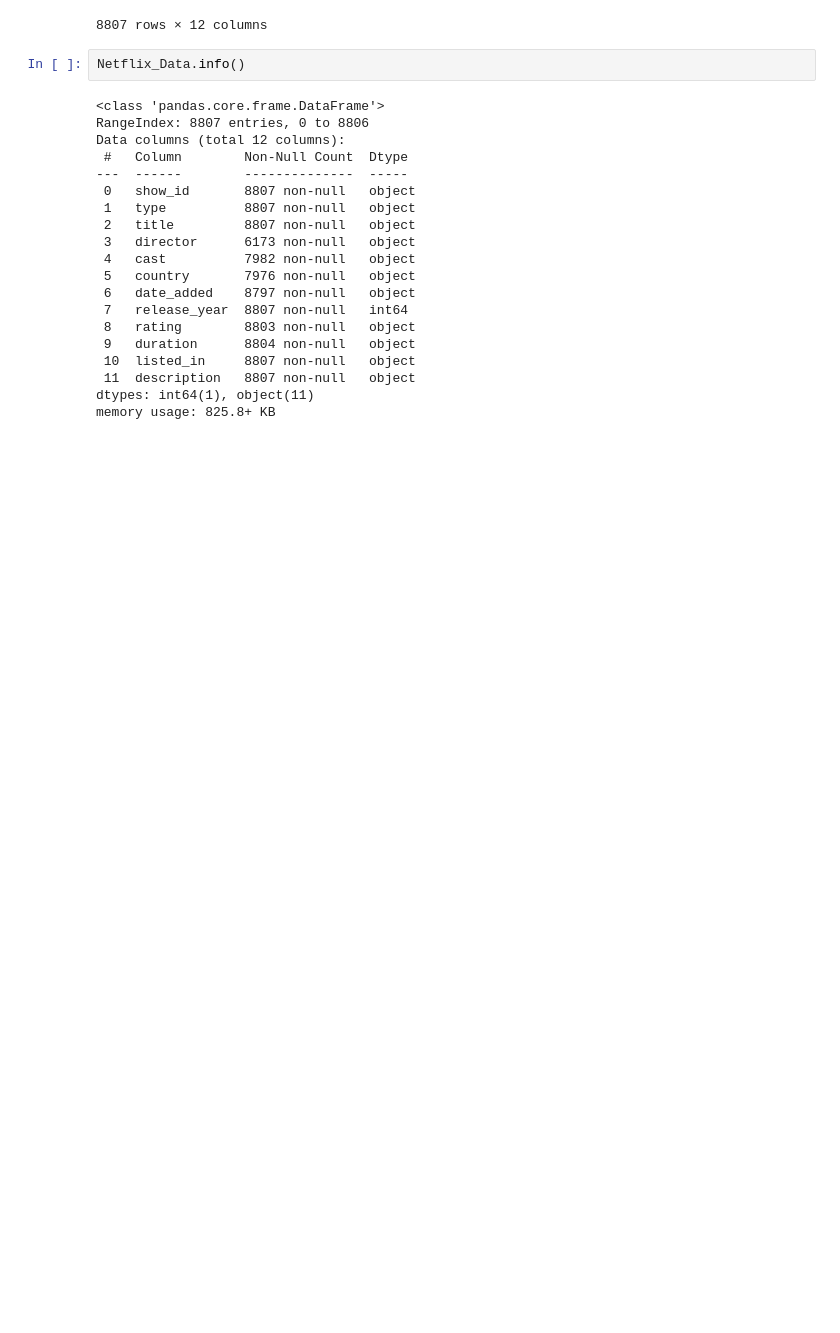
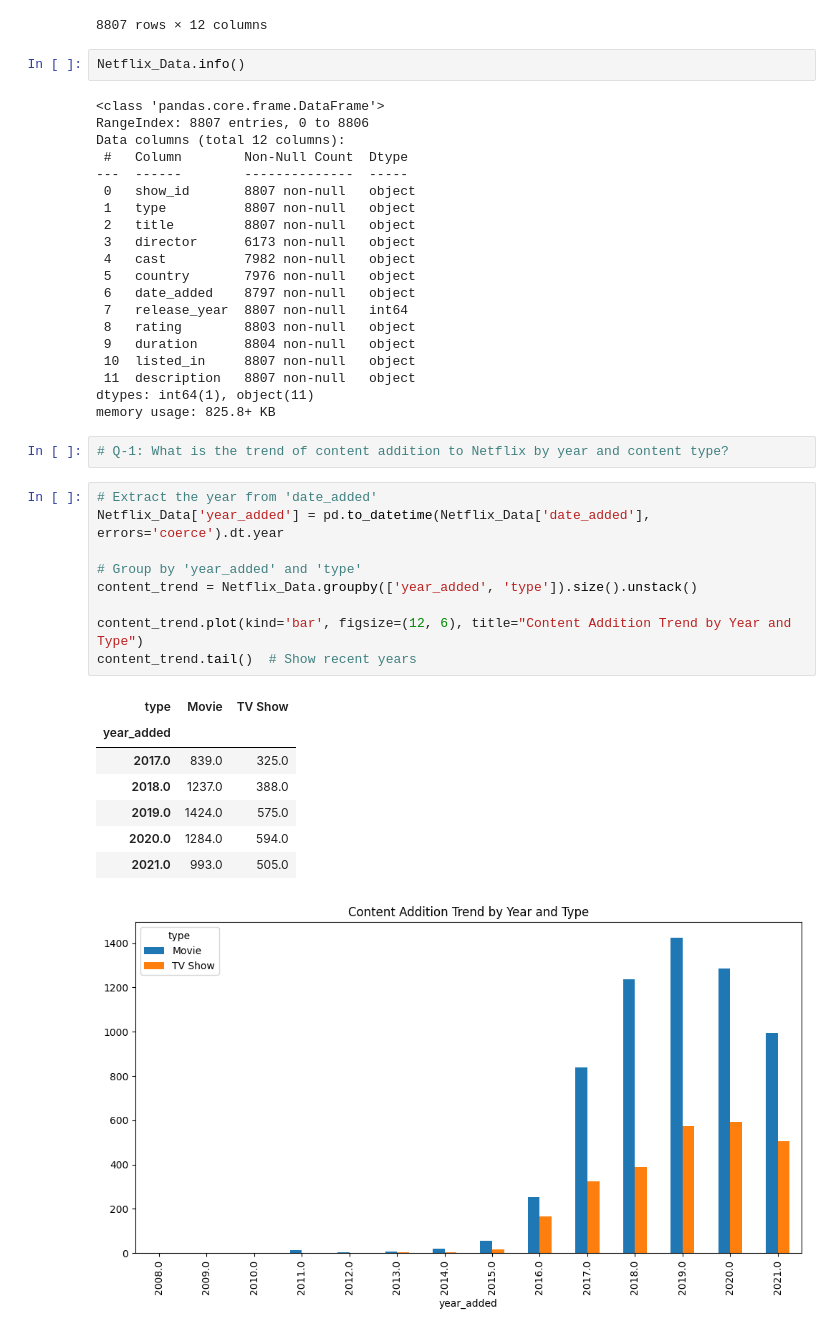
Before and after one commit to raju1207/Netflix-Data-Analysis, a Jupyter notebook: Netflix_Data_Analysis.ipynb, the cells around one changed output. Drawn from its saved outputs; the diff is of its cells as text; blank space fills up the shorter version.

```diff
--- a/Netflix_Data_Analysis.ipynb
+++ b/Netflix_Data_Analysis.ipynb
@@ -42,3 +42,23 @@ Data columns (total 12 columns):
  11  description   8807 non-null   object
 dtypes: int64(1), object(11)
 memory usage: 825.8+ KB
+# %%
+# Q-1: What is the trend of content addition to Netflix by year and content type?
+# %%
+# Extract the year from 'date_added'
+Netflix_Data['year_added'] = pd.to_datetime(Netflix_Data['date_added'], errors='coerce').dt.year
+
+# Group by 'year_added' and 'type'
+content_trend = Netflix_Data.groupby(['year_added', 'type']).size().unstack()
+
+content_trend.plot(kind='bar', figsize=(12, 6), title="Content Addition Trend by Year and Type")
+content_trend.tail()  # Show recent years
+# %% [output]
+| type | Movie | TV Show |
+| year_added |  |  |
+| 2017.0 | 839.0 | 325.0 |
+| 2018.0 | 1237.0 | 388.0 |
+| 2019.0 | 1424.0 | 575.0 |
+| 2020.0 | 1284.0 | 594.0 |
+| 2021.0 | 993.0 | 505.0 |
+[figure, added]
```
Also changed, not shown: parts of 1 cell of this notebook.
